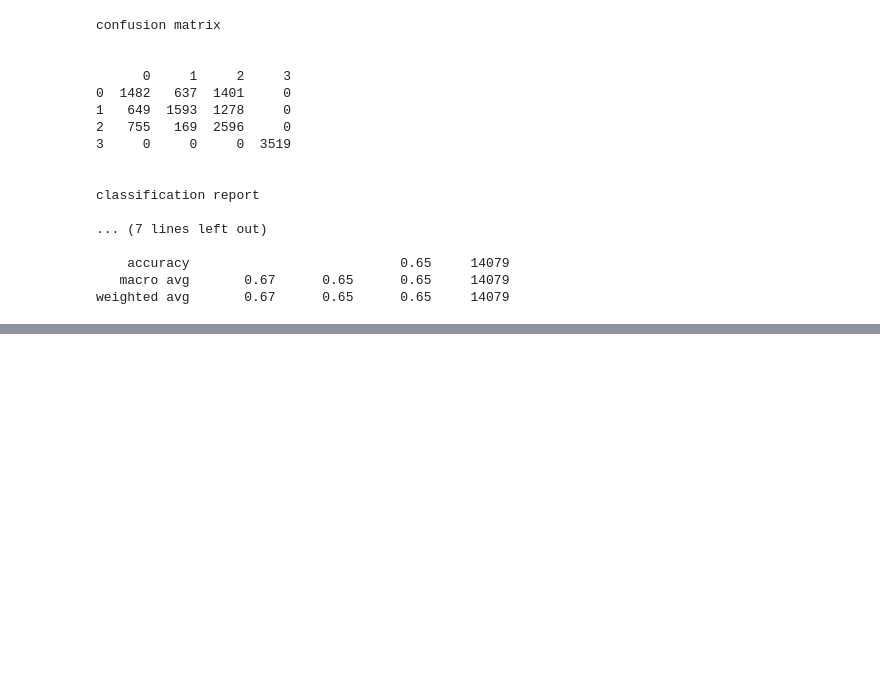
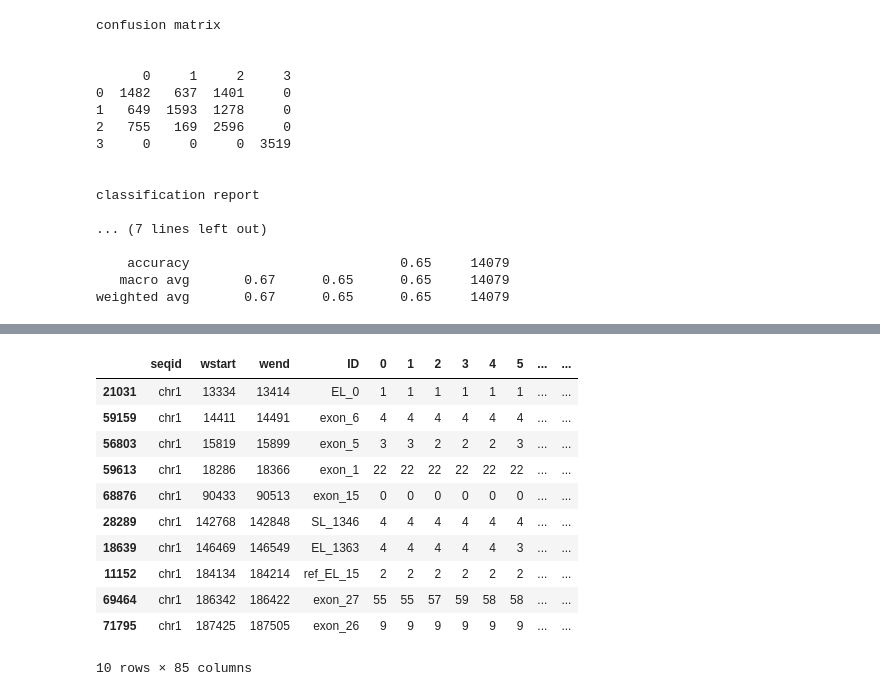
Before and after one commit to vinay-swamy/eyesplice_predictor, a Jupyter notebook: notebooks/explore_data.ipynb, the cells around one changed output, grey strips where cells are left out. Cells and saved outputs as stored; diff of their text form; code cells hidden in the pictures; blank space fills up the shorter version.

```diff
--- a/notebooks/explore_data.ipynb
+++ b/notebooks/explore_data.ipynb
@@ -150,9 +149,9 @@ def pre_process(path, cut_off=wsize):
     complete_data['Y']=lab_col
     return(complete_data)
 # %%
-data_1=pre_process('data/cleaned_cov/SRS2305609_bp_features.tsv.gz')
-data_2=pre_process('data/cleaned_cov/SRS524515_bp_features.tsv.gz')
-data_3=pre_process('data/cleaned_cov/HM7FMBBXX_16424741_S61_bp_features.tsv.gz')
+data_1=pre_process('data/cleaned_cov/HM7FMBBXX_16496356_S52_bp_features.tsv.gz')
+data_2=pre_process('data/cleaned_cov/HM7FMBBXX_16496358_S54_bp_features.tsv.gz')
+data_3=pre_process('data/cleaned_cov/HM7FMBBXX_16496360_S56_bp_features.tsv.gz')
 # %%
 from sklearn.decomposition import PCA
 import matplotlib.pyplot as plt
@@ -286,0 +379,15 @@ weighted avg       0.63      0.63      0.63      4892
+# %%
+data_2.sort_values(['seqid', 'wstart']).head(10)
+# %% [output]
+|  | seqid | wstart | wend | ID | 0 | 1 | 2 | 3 | 4 | 5 | ... | ... |
+| 21031 | chr1 | 13334 | 13414 | EL_0 | 1 | 1 | 1 | 1 | 1 | 1 | ... | ... |
+| 59159 | chr1 | 14411 | 14491 | exon_6 | 4 | 4 | 4 | 4 | 4 | 4 | ... | ... |
+| 56803 | chr1 | 15819 | 15899 | exon_5 | 3 | 3 | 2 | 2 | 2 | 3 | ... | ... |
+| 59613 | chr1 | 18286 | 18366 | exon_1 | 22 | 22 | 22 | 22 | 22 | 22 | ... | ... |
+| 68876 | chr1 | 90433 | 90513 | exon_15 | 0 | 0 | 0 | 0 | 0 | 0 | ... | ... |
+| 28289 | chr1 | 142768 | 142848 | SL_1346 | 4 | 4 | 4 | 4 | 4 | 4 | ... | ... |
+| 18639 | chr1 | 146469 | 146549 | EL_1363 | 4 | 4 | 4 | 4 | 4 | 3 | ... | ... |
+| 11152 | chr1 | 184134 | 184214 | ref_EL_15 | 2 | 2 | 2 | 2 | 2 | 2 | ... | ... |
+| 69464 | chr1 | 186342 | 186422 | exon_27 | 55 | 55 | 57 | 59 | 58 | 58 | ... | ... |
+| 71795 | chr1 | 187425 | 187505 | exon_26 | 9 | 9 | 9 | 9 | 9 | 9 | ... | ... |
+10 rows × 85 columns
```
Also changed, not shown: parts of 12 cells of this notebook, 1 other file.
